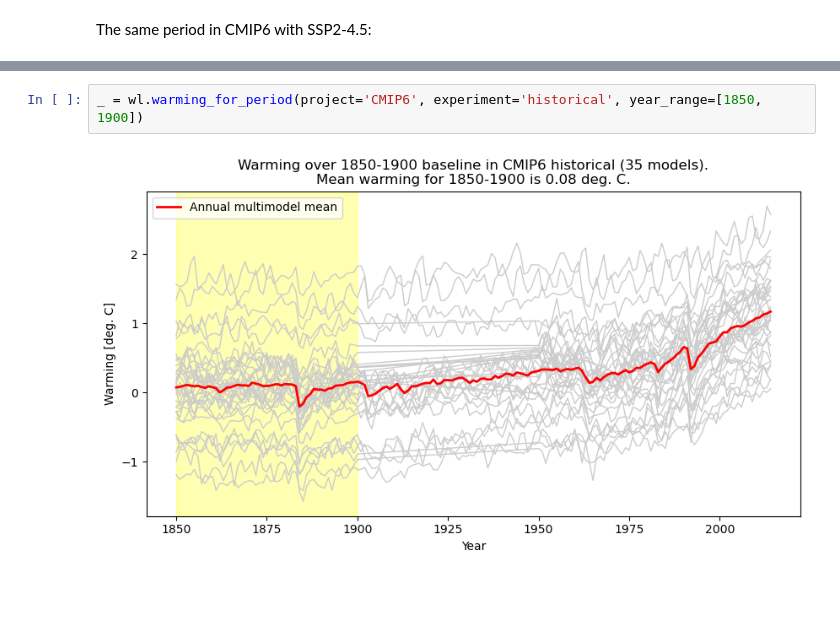
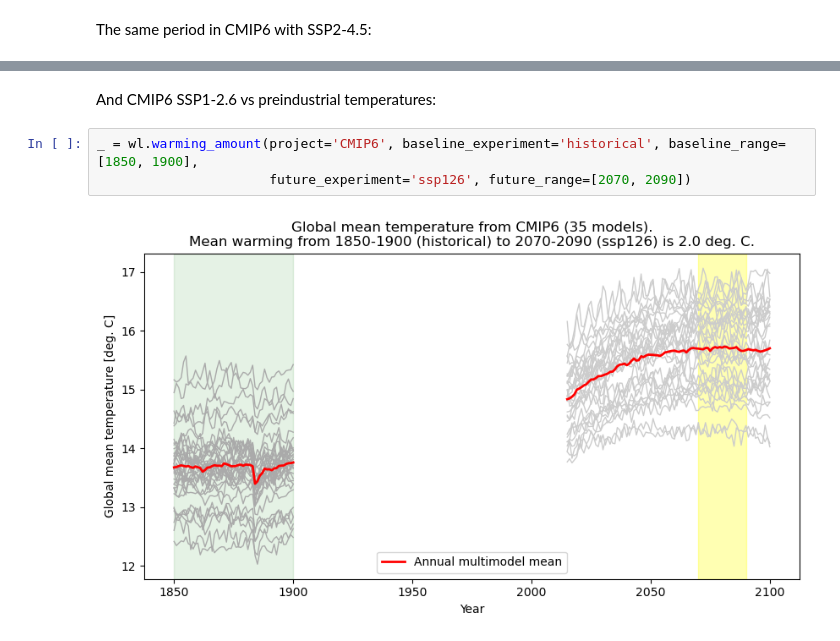
Before and after one commit to traupach/warming_levels, a Jupyter notebook: warming_levels.ipynb, the cells around one changed output, grey strips where cells are left out. Saved outputs shown, nothing was run; the diff lists cells and outputs as text; blank space fills up the shorter version.

```diff
--- a/warming_levels.ipynb
+++ b/warming_levels.ipynb
@@ -43,4 +43,7 @@ As a check on the method, here is the mean change over the reference period:
-# %%
-_ = wl.warming_for_period(project='CMIP6', experiment='historical', year_range=[1850, 1900])
-# %% [output]
-[figure, removed]
+# %% [markdown]
+And CMIP6 SSP1-2.6 vs preindustrial temperatures:
+# %%
+_ = wl.warming_amount(project='CMIP6', baseline_experiment='historical', baseline_range=[1850, 1900],
+                      future_experiment='ssp126', future_range=[2070, 2090])
+# %% [output]
+[figure, added]
```
Also changed, not shown: parts of 6 cells of this notebook, 2 other files.
